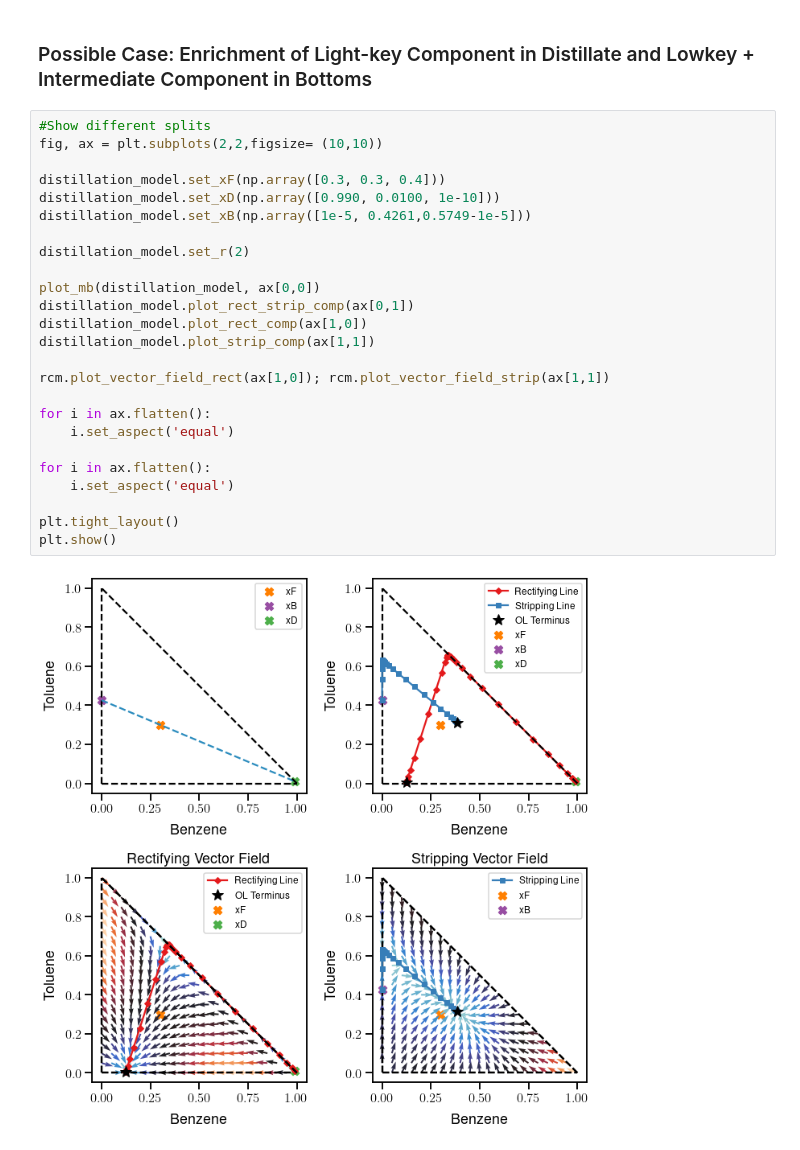
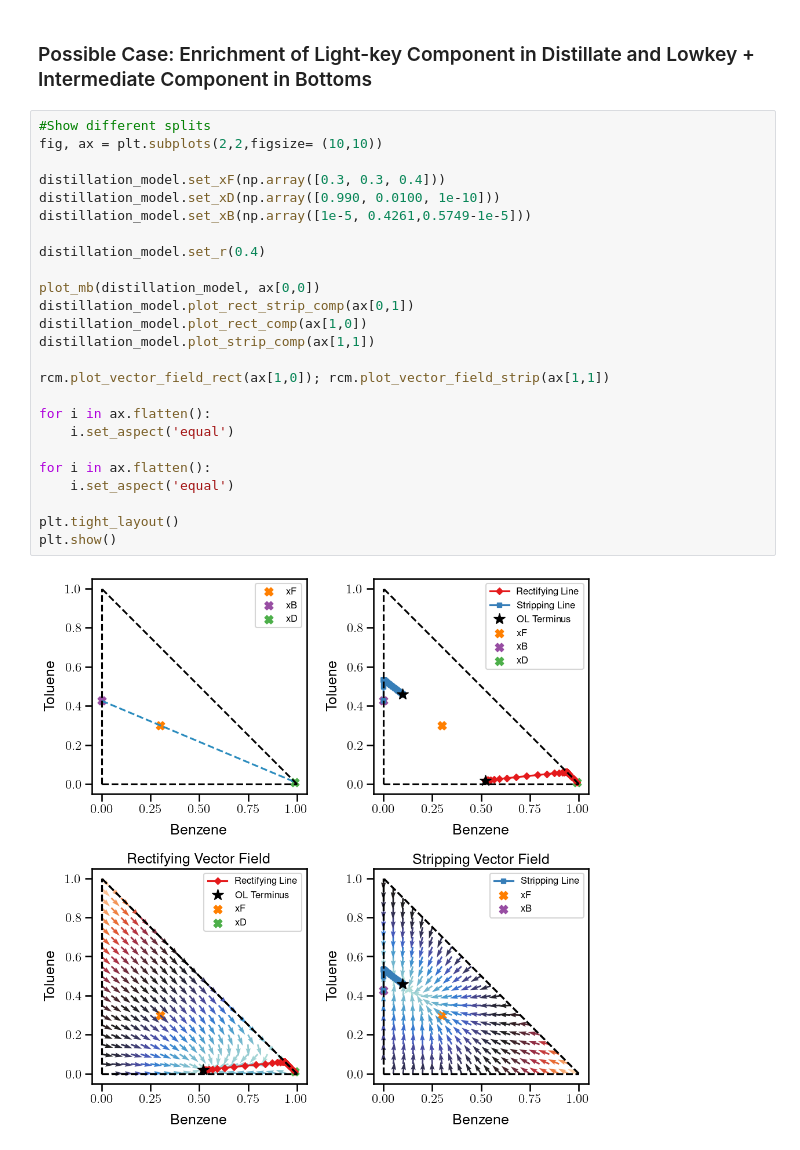
Before and after one commit to dayakaran/Ext_Distill_Sim, a Jupyter notebook: Example2.ipynb, the cells around one changed output. Drawn from its saved outputs; the diff is of its cells as text.

```diff
--- a/Example2.ipynb
+++ b/Example2.ipynb
@@ -267,27 +267,27 @@ plt.show()
 # %%
 #Show different splits
 fig, ax = plt.subplots(2,2,figsize= (10,10))
 
 distillation_model.set_xF(np.array([0.3, 0.3, 0.4]))
 distillation_model.set_xD(np.array([0.990, 0.0100, 1e-10]))
 distillation_model.set_xB(np.array([1e-5, 0.4261,0.5749-1e-5]))
 
-distillation_model.set_r(2)
+distillation_model.set_r(0.4)
 
 plot_mb(distillation_model, ax[0,0])
 distillation_model.plot_rect_strip_comp(ax[0,1])
 distillation_model.plot_rect_comp(ax[1,0])
 distillation_model.plot_strip_comp(ax[1,1])
 
 rcm.plot_vector_field_rect(ax[1,0]); rcm.plot_vector_field_strip(ax[1,1])
 
 for i in ax.flatten():
     i.set_aspect('equal')
 
 for i in ax.flatten():
     i.set_aspect('equal')
 
 plt.tight_layout()
 plt.show()
 # %% [output]
-[figure, old version]
+[figure, new version]
```
Also changed, not shown: parts of 1 cell of this notebook, 4 other files.
